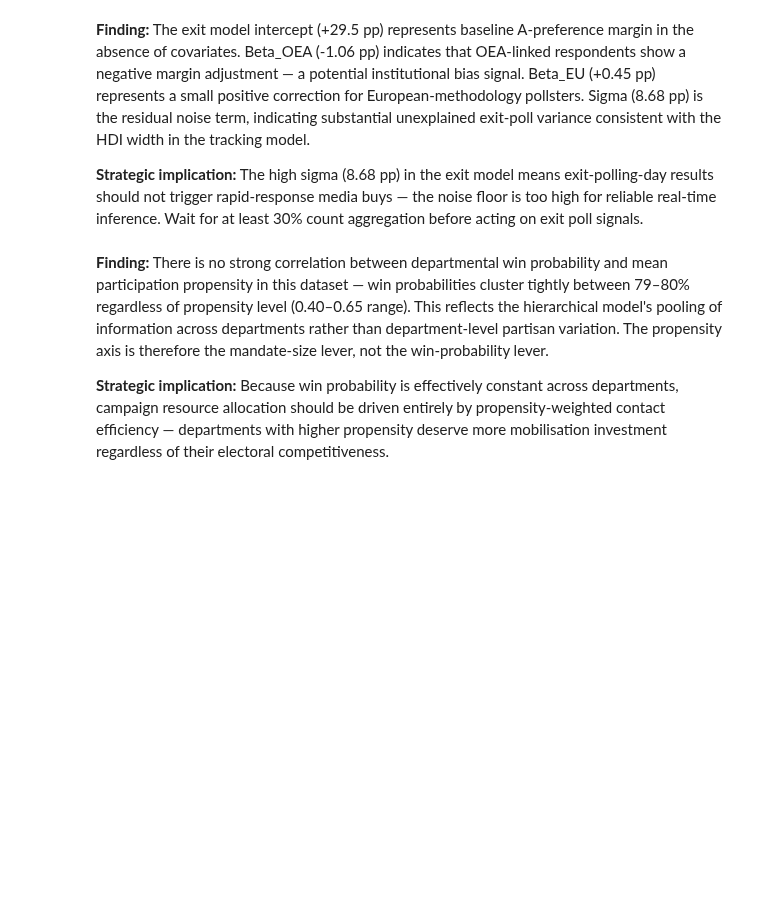
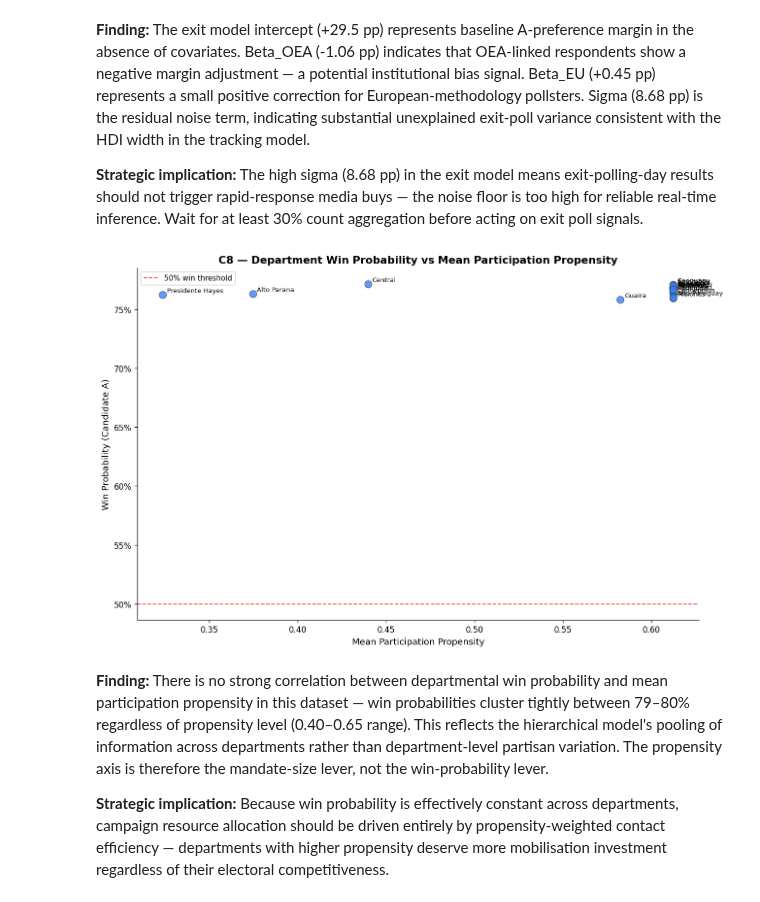
Before and after one commit to RafaelBraga-Kribitz/decision-analytics-reconstruction, a Jupyter notebook: reports/eda/paraguay_election_eda.ipynb, the cells around one changed output. Cells and saved outputs as stored; diff of their text form; code cells hidden in the pictures; blank space fills up the shorter version.

```diff
--- a/reports/eda/paraguay_election_eda.ipynb
+++ b/reports/eda/paraguay_election_eda.ipynb
@@ -1283,3 +1230,29 @@ plt.show()
+# %%
+
+# C8 — Department Win Probability vs Mean Participation Propensity
+dept_prop = pop.groupby("department")["participation_propensity"].mean().reset_index()
+dept_prop.columns = ["department","mean_propensity"]
+c8_data = battle.merge(dept_prop, on="department", how="left")
+
+fig, ax = plt.subplots(figsize=(11, 7), facecolor="white")
+ax.scatter(c8_data["mean_propensity"], c8_data["win_probability_a"],
+           color=COLOR["BLUE"], s=80, alpha=0.8,
+           edgecolors=COLOR["CHARCOAL"], linewidths=0.6)
+for _, row in c8_data.iterrows():
+    ax.annotate(row["department"].title(),
+                xy=(row["mean_propensity"], row["win_probability_a"]),
+                xytext=(5, 3), textcoords="offset points", fontsize=8)
+ax.axhline(0.5, color=COLOR["RED"], lw=1.2, ls="--", alpha=0.7, label="50% win threshold")
+ax.set_xlabel("Mean Participation Propensity")
+ax.set_ylabel("Win Probability (Candidate A)")
+ax.set_title("C8 — Department Win Probability vs Mean Participation Propensity",
+             fontweight=700)
+ax.yaxis.set_major_formatter(mticker.FuncFormatter(lambda y,_: f"{y:.0%}"))
+ax.legend(fontsize=9)
+plt.tight_layout()
+plt.show()
+# %% [output]
+[figure, added]
 # %% [markdown]
 **Finding:** There is no strong correlation between departmental win probability and mean participation propensity in this dataset — win probabilities cluster tightly between 79–80% regardless of propensity level (0.40–0.65 range). This reflects the hierarchical model's pooling of information across departments rather than department-level partisan variation. The propensity axis is therefore the mandate-size lever, not the win-probability lever.
 
```
Also changed, not shown: parts of 53 cells of this notebook, 56 other files.
